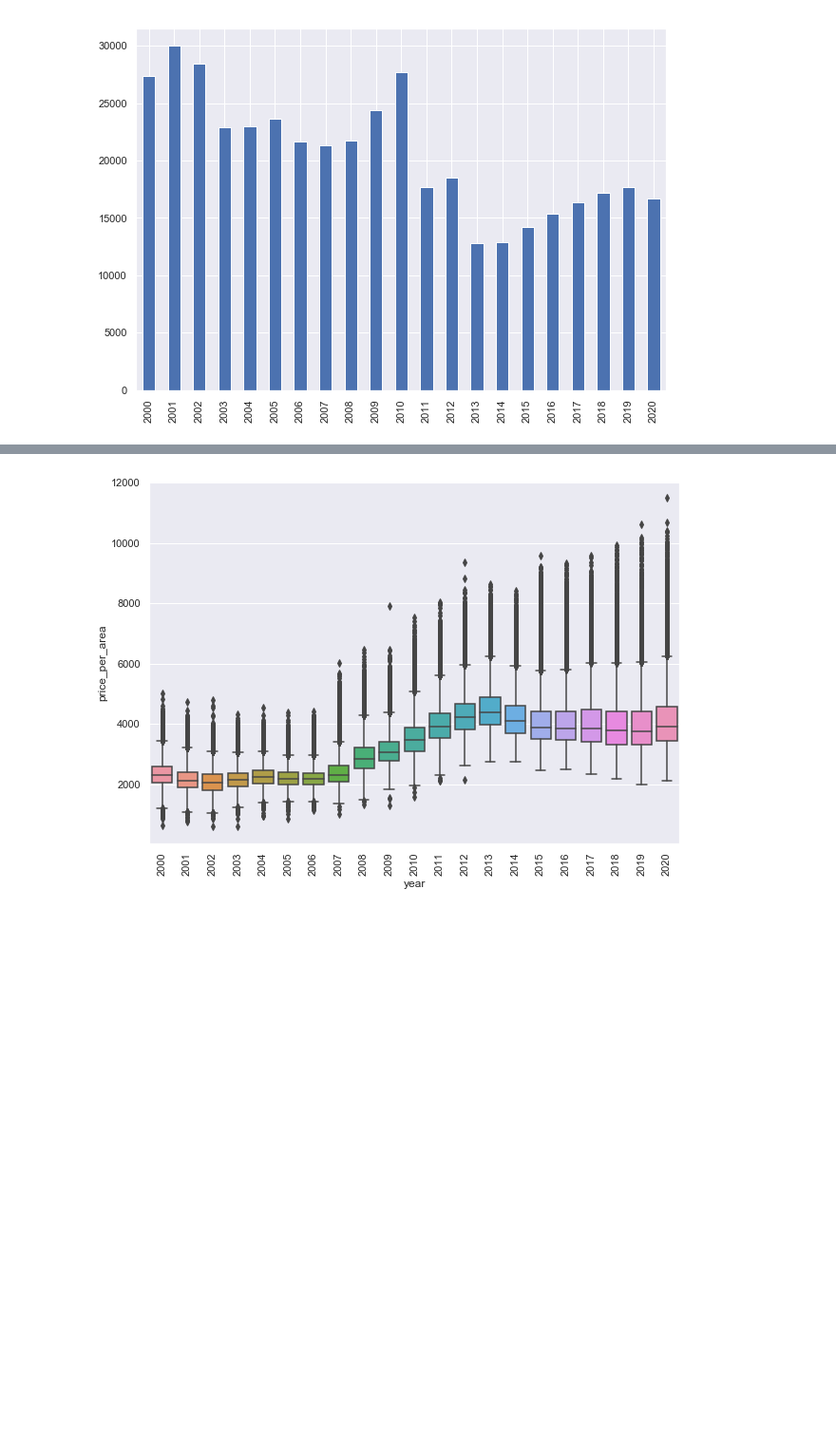
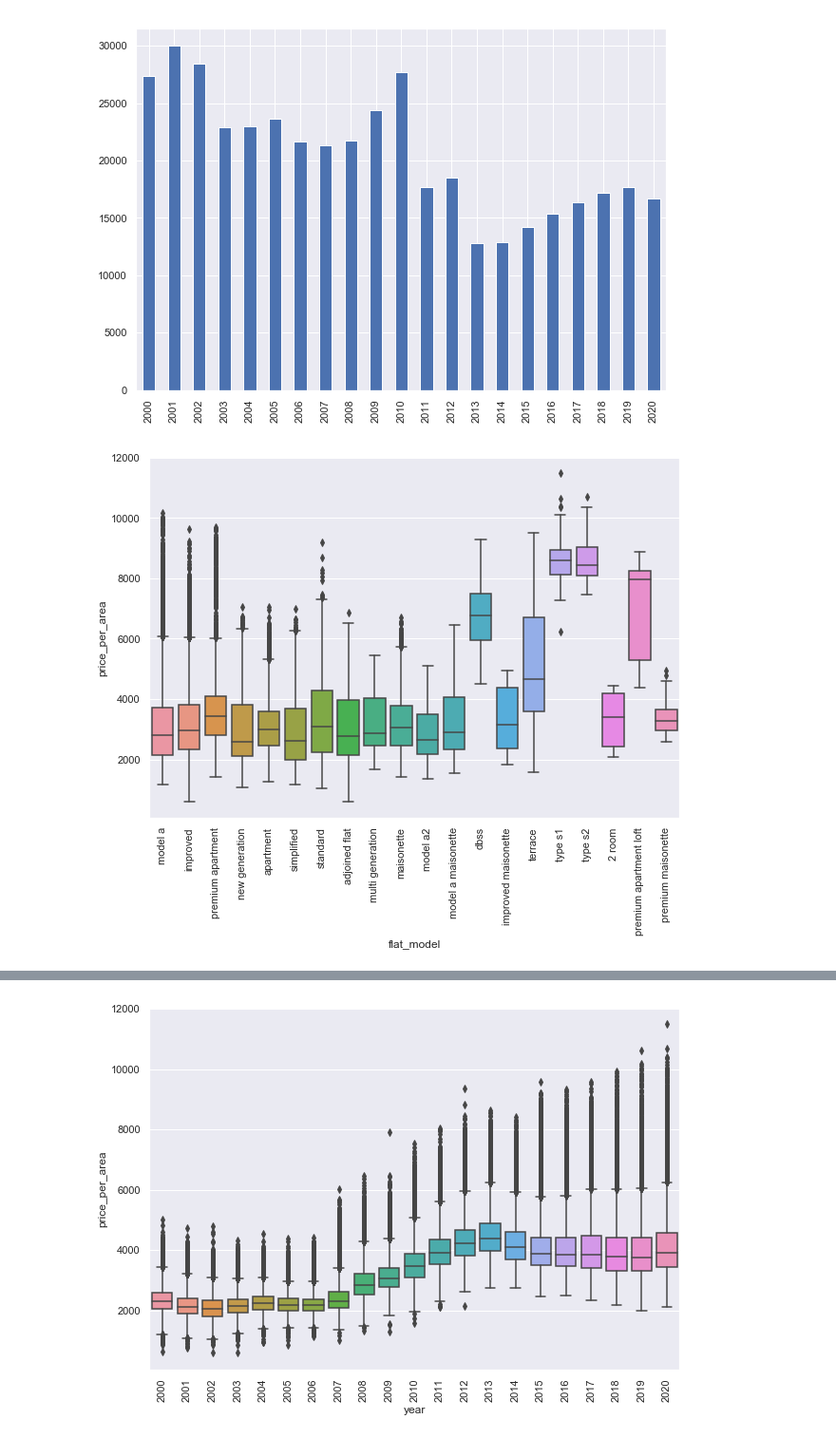
Before and after one commit to loojovi/hdb_resale_prediction, a Jupyter notebook: notebooks/jovi-1.0-eda.ipynb, the cells around one changed output, grey strips where cells are left out. Shown at 95% size. Drawn from its saved outputs; the diff is of its cells as text; code cells hidden in the pictures; blank space fills up the shorter version.

```diff
--- a/notebooks/jovi-1.0-eda.ipynb
+++ b/notebooks/jovi-1.0-eda.ipynb
@@ -28,3 +34,3 @@ test.shape
 # %%
-train = pd.read_csv('train.csv')
-test = pd.read_csv('test.csv')
+train = pd.read_csv('../data/raw/train.csv')
+test = pd.read_csv('../data/raw/test.csv')
@@ -69,6 +45,40 @@ dtype: int64
+# %%
+train['year'] = train.month.str[:4].astype('int')
+train['price_per_area'] = train['resale_price']/train['floor_area_sqm']
+train['lease_duration'] = train['year']-train['lease_commence_date']
+train['storey'] = (train.storey_range.str[-2:].astype('int') + train.storey_range.str[:2].astype('int'))/2
+train['flat_type'] = train['flat_type'].str.replace('-', ' ') # there are some flat_type encoded as 4-room and 4 room
+
+# flat_type as ordinal variables (either this or the one after)
+train.flat_type_ord = train.flat_type.map({
+    '1 room':1,
+    '2 room':2,
+    '3 room':3,
+    '4 room':4,
+    '5 room':5,
+    'executive':6,
+    'multi generation': 7
+})
+
+# flat_type as categorical variable (either this or the one before)
+train = pd.get_dummies(train, columns=["flat_type"], drop_first=False)
+train.drop(columns = 'flat_type_multi generation') # dropping this since it is the least frequent among all flat types
+
+
+
+train.drop(columns = ['elevation', 'eco_category'], inplace=True) # confirm drop
+train.drop(columns = ['storey_range', 'town', 'block', 'street_name', 'subzone', 'planning_area', 'lease_commence_date'], inplace=True) # to discuss
 # %%
 # volume of transactions is lower after 2010
 train.year.value_counts().sort_index().plot(kind='bar')
 plt.show()
 # %% [output]
 [figure]
+# %%
+p = sns.boxplot(x='flat_model',y='price_per_area', data=train)
+plt.xticks(rotation=90)
+plt.show()
+
+# seems to make a difference for type s1, s2 - many categories though
+# %% [output]
+[figure, added]
```
Also changed, not shown: parts of 28 cells of this notebook.
